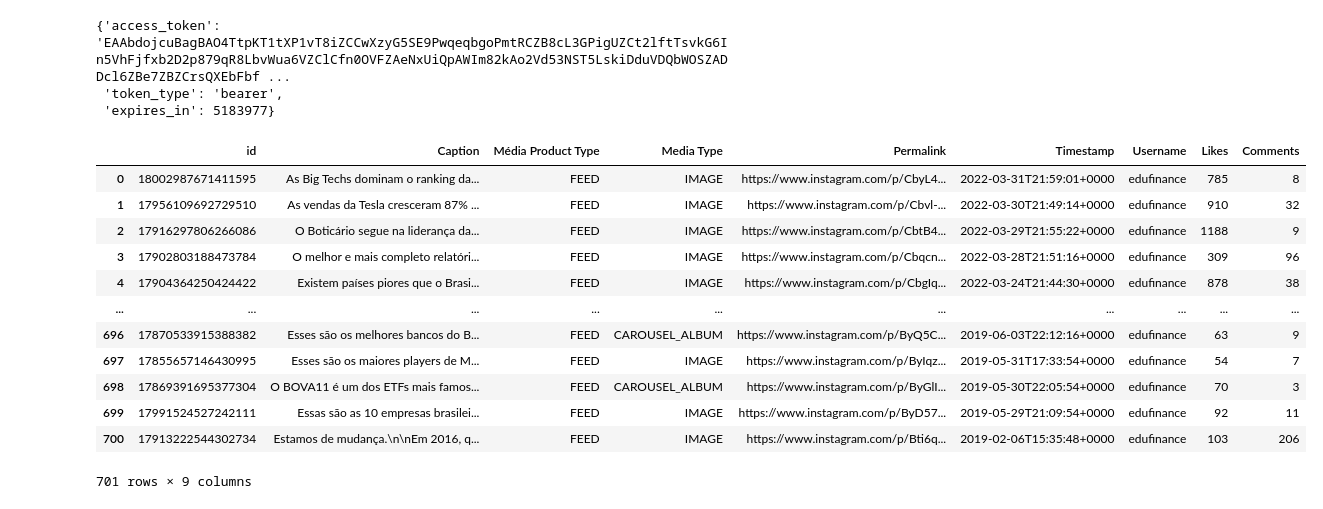
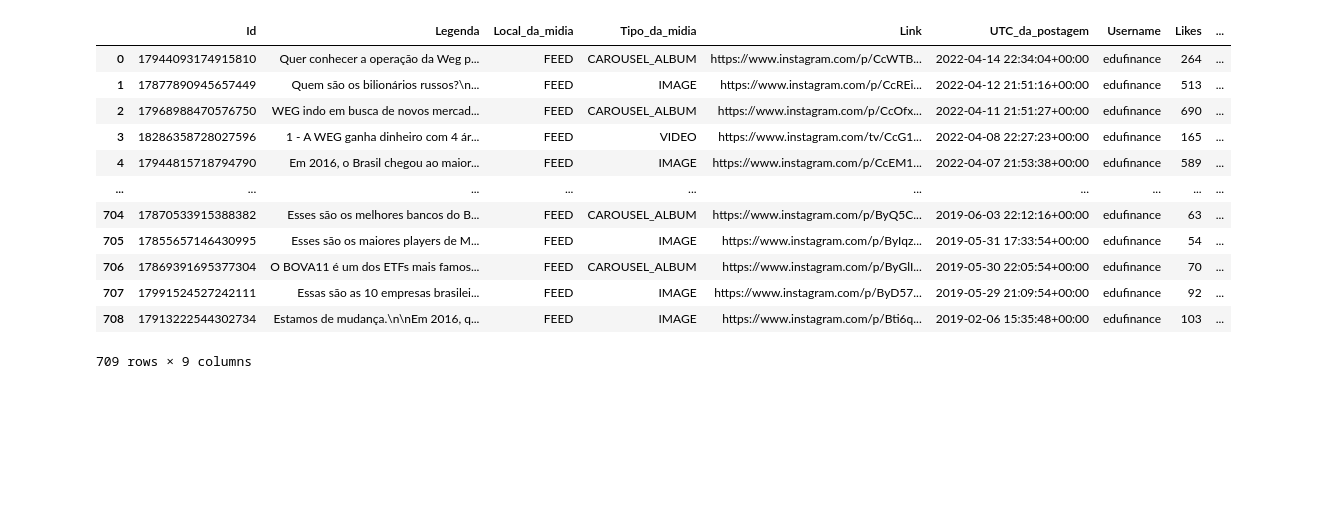
Before and after one commit to viniciusvianavieira/Edufinance, a Jupyter notebook: ApiInstagram/ApiTesteInstagram.ipynb, the cells around one changed output. Drawn from its saved outputs; the diff is of its cells as text; code cells hidden in the pictures; blank space fills up the shorter version.

```diff
--- a/ApiInstagram/ApiTesteInstagram.ipynb
+++ b/ApiInstagram/ApiTesteInstagram.ipynb
@@ -10,17 +10,21 @@ import datetime
 import pandas as pd
 import datetime
 import os
+from conexao_banco import conexao_aws
+from dateutil.relativedelta import relativedelta
+import pytz
+utc=pytz.UTC
 
 # Define Parameters Dictionary
 params = dict()
-params['access_token'] = os.getenv('access_token')
+params['access_token'] = os.getenv('access_token_instagram')
 # TOKEN DE ACESSO
-print(params['access_token'])
-params['client_id'] = '1932538640467368'                  # not an actual client id
-params['client_secret'] = 'fd431f0e9efb648bc6ac27fffcf4cae0'     # not an actual client secret
+params['client_id'] =os.getenv('client_id_instagram')
+              # not an actual client id
+params['client_secret'] = os.getenv('client_secret_instagram')    # not an actual client secret
 params['graph_domain'] = 'https://graph.facebook.com'
 params['graph_version'] = 'v12.0'
 params['endpoint_base'] = params['graph_domain'] + '/' + params['graph_version'] + '/'
-params['page_id'] = '527015930816521'                  # not an actual page id
-params['instagram_account_id'] = '17841406234741156'        # not an actual instagram business account id
+params['page_id'] = os.getenv('page_id_instagram')                 # not an actual page id
+params['instagram_account_id'] =  os.getenv('account_id_instagram')  # not an actual instagram business account id
 params['ig_username'] = 'edufinance'
@@ -75,15 +56,9 @@ endpointParams['client_id'] = params['client_id']
 endpointParams['client_secret'] = params['client_secret']
 endpointParams['fb_exchange_token'] = params['access_token']
 
-
 # Requests Data
 data = requests.get(url, endpointParams )
 long_lived_token = json.loads(data.content)
-long_lived_token
-# %% [output]
-{'access_token': 'EAAbdojcuBagBAO4TtpKT1tXP1vT8iZCCwXzyG5SE9PwqeqbgoPmtRCZB8cL3GPigUZCt2lftTsvkG6In5VhFjfxb2D2p879qR8LbvWua6VZClCfn0OVFZAeNxUiQpAWIm82kAo2Vd53NST5LskiDduVDQbWOSZADDcl6ZBe7ZBZCrsQXEbFbf ...
- 'token_type': 'bearer',
- 'expires_in': 5183977}
 # %%
 # Define URL
 url = params['endpoint_base'] + params['instagram_account_id'] + '/media'
@@ -101,46 +76,46 @@ basic_insight1 = basic_insight
 all_basics_insights = pd.DataFrame(basic_insight['data'])
 
 lista_df_insights = []
 lista_df_insights.append(all_basics_insights)
 
 fotos_ids = []
 for i in range(0,len(basic_insight['data'])):
     fotos_ids.append(basic_insight['data'][i]['id']) #pegando os id's das primeiras paginas
 
 Existe_proxima_pagina = True
 while Existe_proxima_pagina:
     try:
         url_next = basic_insight['paging']['next']
         data_next = requests.get(url_next)
         basic_insight = json.loads(data_next.content)
 
         for i in range(0,len(basic_insight['data'])):
             fotos_ids.append(basic_insight['data'][i]['id']) #pegando os id's das nextpages
 
     except Exception as e:
         Existe_proxima_pagina = False
         break
     lista_df_insights.append(pd.DataFrame(basic_insight['data']))
 
 
 all_basics_insights = pd.concat(lista_df_insights, ignore_index=True)
-all_basics_insights.columns = ['id', 'Caption', 'Média Product Type','Media Type', 'Permalink', 'Timestamp', 'Username', 'Likes', 'Comments']
+all_basics_insights.columns = ['Id', 'Legenda', 'Local_da_midia','Tipo_da_midia', 'Link', 'UTC_da_postagem', 'Username', 'Likes', 'Comentarios']
 
-
+all_basics_insights['UTC_da_postagem'] = pd.to_datetime(all_basics_insights['UTC_da_postagem'], format='%Y-%m-%d')
 
 all_basics_insights
 # %% [output]
-|  | id | Caption | Média Product Type | Media Type | Permalink | Timestamp | Username | Likes | Comments |
-| 0 | 18002987671411595 | As Big Techs dominam o ranking da... | FEED | IMAGE | https://www.instagram.com/p/CbyL4... | 2022-03-31T21:59:01+0000 | edufinance | 785 | 8 |
-| 1 | 17956109692729510 | As vendas da Tesla cresceram 87% ... | FEED | IMAGE | https://www.instagram.com/p/Cbvl-... | 2022-03-30T21:49:14+0000 | edufinance | 910 | 32 |
-| 2 | 17916297806266086 | O Boticário segue na liderança da... | FEED | IMAGE | https://www.instagram.com/p/CbtB4... | 2022-03-29T21:55:22+0000 | edufinance | 1188 | 9 |
-| 3 | 17902803188473784 | O melhor e mais completo relatóri... | FEED | IMAGE | https://www.instagram.com/p/Cbqcn... | 2022-03-28T21:51:16+0000 | edufinance | 309 | 96 |
-| 4 | 17904364250424422 | Existem países piores que o Brasi... | FEED | IMAGE | https://www.instagram.com/p/CbgIq... | 2022-03-24T21:44:30+0000 | edufinance | 878 | 38 |
+|  | Id | Legenda | Local_da_midia | Tipo_da_midia | Link | UTC_da_postagem | Username | Likes | ... |
+| 0 | 17944093174915810 | Quer conhecer a operação da Weg p... | FEED | CAROUSEL_ALBUM | https://www.instagram.com/p/CcWTB... | 2022-04-14 22:34:04+00:00 | edufinance | 264 | ... |
+| 1 | 17877890945657449 | Quem são os bilionários russos?\n... | FEED | IMAGE | https://www.instagram.com/p/CcREi... | 2022-04-12 21:51:16+00:00 | edufinance | 513 | ... |
+| 2 | 17968988470576750 | WEG indo em busca de novos mercad... | FEED | CAROUSEL_ALBUM | https://www.instagram.com/p/CcOfx... | 2022-04-11 21:51:27+00:00 | edufinance | 690 | ... |
+| 3 | 18286358728027596 | 1 - A WEG ganha dinheiro com 4 ár... | FEED | VIDEO | https://www.instagram.com/tv/CcG1... | 2022-04-08 22:27:23+00:00 | edufinance | 165 | ... |
+| 4 | 17944815718794790 | Em 2016, o Brasil chegou ao maior... | FEED | IMAGE | https://www.instagram.com/p/CcEM1... | 2022-04-07 21:53:38+00:00 | edufinance | 589 | ... |
 | ... | ... | ... | ... | ... | ... | ... | ... | ... | ... |
-| 696 | 17870533915388382 | Esses são os melhores bancos do B... | FEED | CAROUSEL_ALBUM | https://www.instagram.com/p/ByQ5C... | 2019-06-03T22:12:16+0000 | edufinance | 63 | 9 |
-| 697 | 17855657146430995 | Esses são os maiores players de M... | FEED | IMAGE | https://www.instagram.com/p/ByIqz... | 2019-05-31T17:33:54+0000 | edufinance | 54 | 7 |
-| 698 | 17869391695377304 | O BOVA11 é um dos ETFs mais famos... | FEED | CAROUSEL_ALBUM | https://www.instagram.com/p/ByGlI... | 2019-05-30T22:05:54+0000 | edufinance | 70 | 3 |
-| 699 | 17991524527242111 | Essas são as 10 empresas brasilei... | FEED | IMAGE | https://www.instagram.com/p/ByD57... | 2019-05-29T21:09:54+0000 | edufinance | 92 | 11 |
-| 700 | 17913222544302734 | Estamos de mudança.\n\nEm 2016, q... | FEED | IMAGE | https://www.instagram.com/p/Bti6q... | 2019-02-06T15:35:48+0000 | edufinance | 103 | 206 |
+| 704 | 17870533915388382 | Esses são os melhores bancos do B... | FEED | CAROUSEL_ALBUM | https://www.instagram.com/p/ByQ5C... | 2019-06-03 22:12:16+00:00 | edufinance | 63 | ... |
+| 705 | 17855657146430995 | Esses são os maiores players de M... | FEED | IMAGE | https://www.instagram.com/p/ByIqz... | 2019-05-31 17:33:54+00:00 | edufinance | 54 | ... |
+| 706 | 17869391695377304 | O BOVA11 é um dos ETFs mais famos... | FEED | CAROUSEL_ALBUM | https://www.instagram.com/p/ByGlI... | 2019-05-30 22:05:54+00:00 | edufinance | 70 | ... |
+| 707 | 17991524527242111 | Essas são as 10 empresas brasilei... | FEED | IMAGE | https://www.instagram.com/p/ByD57... | 2019-05-29 21:09:54+00:00 | edufinance | 92 | ... |
+| 708 | 17913222544302734 | Estamos de mudança.\n\nEm 2016, q... | FEED | IMAGE | https://www.instagram.com/p/Bti6q... | 2019-02-06 15:35:48+00:00 | edufinance | 103 | ... |
-701 rows × 9 columns
+709 rows × 9 columns
 # %%
```
Also changed, not shown: parts of 14 cells of this notebook, 8 other files.
